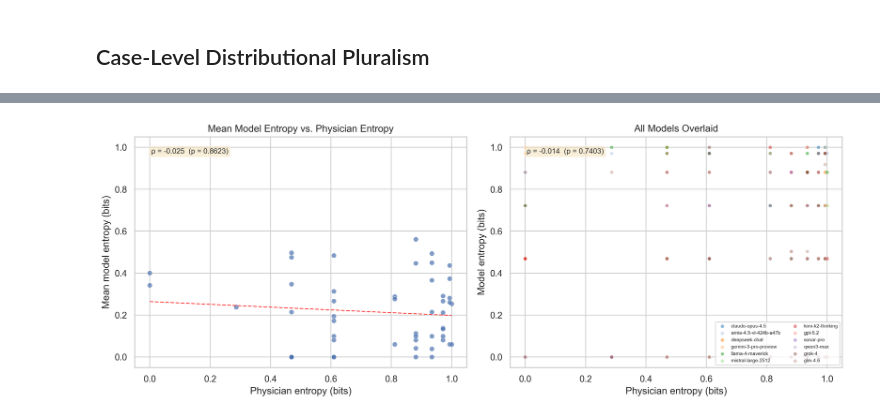
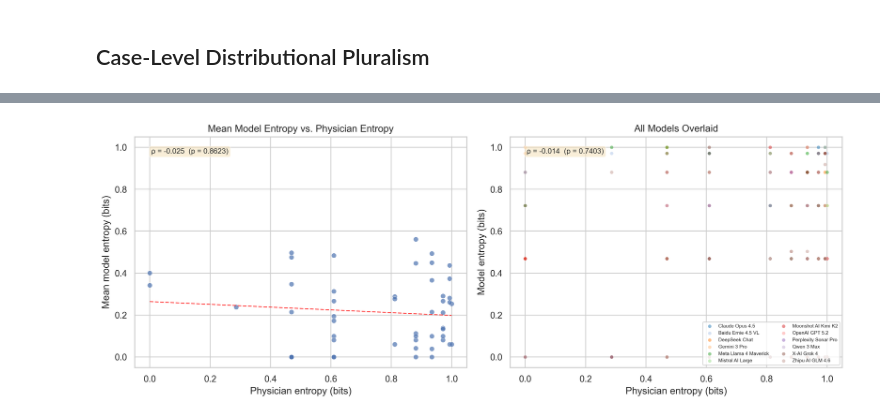
Before and after one commit to payalchandak/ValueBench, a Jupyter notebook: src/analysis/benchmark_properties.ipynb, the cells around one changed output, grey strips where cells are left out. Saved outputs shown, nothing was run; the diff lists cells and outputs as text; code cells hidden in the pictures.

```diff
--- a/src/analysis/benchmark_properties.ipynb
+++ b/src/analysis/benchmark_properties.ipynb
@@ -154,7 +155,7 @@ pct_near_det_per_model = []
 
 for model in llm_models:
     stats = entropy_statistics(decisions, model)
-    name = model.split("/")[-1]
+    name = get_display_name(model)
 
     ent = entropy_per_case(decisions, model)
     valid = [e for e in ent.values() if e is not None]
@@ -239,28 +265,0 @@ Correlations are near zero for all 12 models (mean ρ = -0.021, range -0.180 to
-# %%
-n_models = len(llm_models)
-ncols, nrows = 4, 3
-
-fig, axes = plt.subplots(nrows, ncols, figsize=(14, 9), dpi=300,
-                         sharex=True, sharey=True)
-
-for idx, (model, ax) in enumerate(zip(llm_models, axes.flat)):
-    res = corr_results[model]
-    ax.scatter(res.reference_entropies, res.model_entropies,
-               s=28, alpha=0.65, edgecolors="white", linewidths=0.4)
-    short_name = model.split("/")[-1]
-    ax.set_title(f"{short_name}\nρ = {res.spearman_rho:.2f}", fontsize=8)
-    ax.set_xlim(-0.05, 1.05)
-    ax.set_ylim(-0.05, 1.05)
-    ax.plot([0, 1], [0, 1], ls="--", lw=0.6, color="grey", alpha=0.5)
-
-for ax in axes[-1, :]:
-    ax.set_xlabel("Physician entropy (bits)")
-for ax in axes[:, 0]:
-    ax.set_ylabel("Model entropy (bits)")
-
-for ax in axes.flat[n_models:]:
-    ax.set_visible(False)
-
-fig.suptitle("Case-Level Entropy: Physician vs. Model", fontsize=12, y=1.01)
-plt.tight_layout()
-plt.show()
@@ -291,7 +377,7 @@ for model in llm_models:
     res = corr_results[model]
     all_phys.extend(res.reference_entropies)
     all_model.extend(res.model_entropies)
-    all_labels.extend([model.split("/")[-1]] * len(res.reference_entropies))
+    all_labels.extend([get_display_name(model)] * len(res.reference_entropies))
 
 all_phys = np.array(all_phys)
 all_model = np.array(all_model)
@@ -311,32 +397,32 @@ ax1.set_title("Mean Model Entropy vs. Physician Entropy")
 ax1.set_xlim(-0.05, 1.05)
 ax1.set_ylim(-0.05, 1.05)
 ax1.annotate(f"ρ = {rho_mean:.3f}  (p = {p_mean:.4f})",
              xy=(0.05, 0.95), xycoords="axes fraction", fontsize=9,
              verticalalignment="top",
              bbox=dict(boxstyle="round,pad=0.3", facecolor="wheat", alpha=0.5))
 
 palette = sns.color_palette("tab20", n_colors=len(llm_models))
-model_names = [m.split("/")[-1] for m in llm_models]
+model_names = [get_display_name(m) for m in llm_models]
 color_map = dict(zip(model_names, palette))
 
 for name in model_names:
     mask = all_labels == name
     ax2.scatter(all_phys[mask], all_model[mask], s=18, alpha=0.5,
                 label=name, color=color_map[name],
                 edgecolors="white", linewidths=0.2)
 
 ax2.set_xlabel("Physician entropy (bits)")
 ax2.set_ylabel("Model entropy (bits)")
 ax2.set_title("All Models Overlaid")
 ax2.set_xlim(-0.05, 1.05)
 ax2.set_ylim(-0.05, 1.05)
 ax2.annotate(f"ρ = {rho_all:.3f}  (p = {p_all:.4f})",
              xy=(0.05, 0.95), xycoords="axes fraction", fontsize=9,
              verticalalignment="top",
              bbox=dict(boxstyle="round,pad=0.3", facecolor="wheat", alpha=0.5))
 ax2.legend(fontsize=6, loc="lower right", ncol=2, framealpha=0.8)
 
 plt.tight_layout()
 plt.show()
 # %% [output]
-[figure, old version]
+[figure, new version]
```
Also changed, not shown: parts of 5 cells of this notebook, 2 other files.
